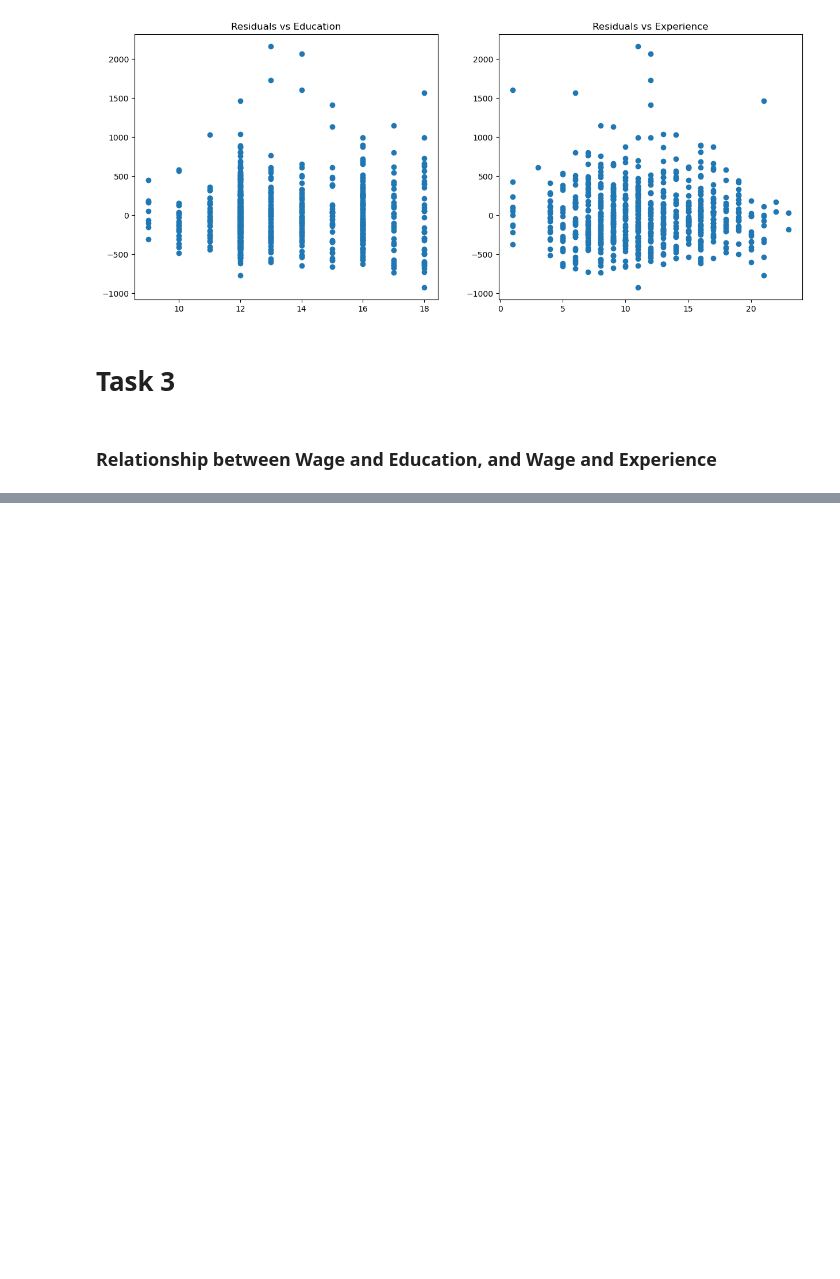
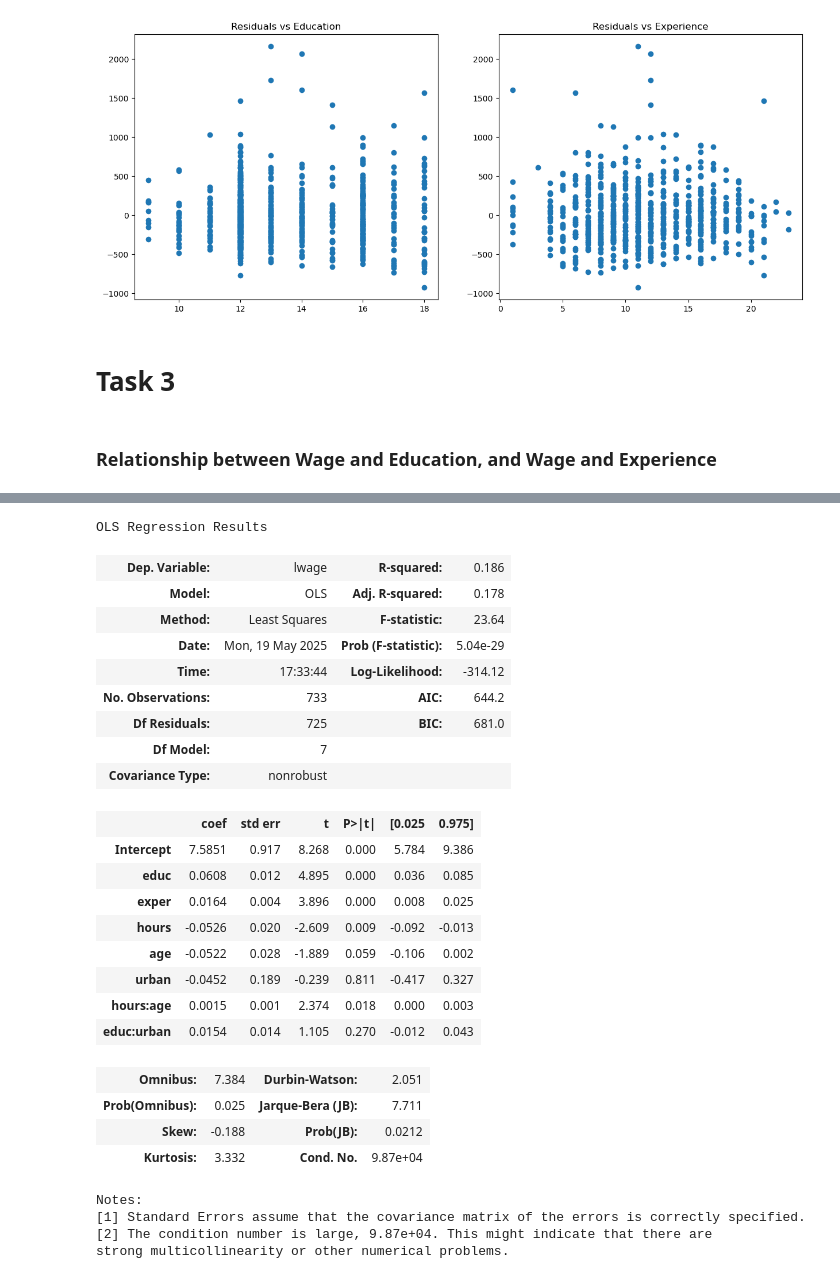
Before and after one commit to Kasperclowes/QBUS2810-Group-11, a Jupyter notebook: QBUS2810_Group_11.ipynb, the cells around one changed output, grey strips where cells are left out. Cells and saved outputs as stored; diff of their text form; code cells hidden in the pictures; blank space fills up the shorter version.

```diff
--- a/QBUS2810_Group_11.ipynb
+++ b/QBUS2810_Group_11.ipynb
@@ -588,0 +618,31 @@ Notes:
+# %%
+model = smf.ols('lwage ~ educ + exper + hours + age + urban + hours:age + educ:urban', data=train).fit()
+model.summary()
+# %% [output]
+OLS Regression Results
+| Dep. Variable: | lwage | R-squared: | 0.186 |
+| Model: | OLS | Adj. R-squared: | 0.178 |
+| Method: | Least Squares | F-statistic: | 23.64 |
+| Date: | Mon, 19 May 2025 | Prob (F-statistic): | 5.04e-29 |
+| Time: | 17:33:44 | Log-Likelihood: | -314.12 |
+| No. Observations: | 733 | AIC: | 644.2 |
+| Df Residuals: | 725 | BIC: | 681.0 |
+| Df Model: | 7 |  |  |
+| Covariance Type: | nonrobust |  |  |
+|  | coef | std err | t | P>|t| | [0.025 | 0.975] |
+| Intercept | 7.5851 | 0.917 | 8.268 | 0.000 | 5.784 | 9.386 |
+| educ | 0.0608 | 0.012 | 4.895 | 0.000 | 0.036 | 0.085 |
+| exper | 0.0164 | 0.004 | 3.896 | 0.000 | 0.008 | 0.025 |
+| hours | -0.0526 | 0.020 | -2.609 | 0.009 | -0.092 | -0.013 |
+| age | -0.0522 | 0.028 | -1.889 | 0.059 | -0.106 | 0.002 |
+| urban | -0.0452 | 0.189 | -0.239 | 0.811 | -0.417 | 0.327 |
+| hours:age | 0.0015 | 0.001 | 2.374 | 0.018 | 0.000 | 0.003 |
+| educ:urban | 0.0154 | 0.014 | 1.105 | 0.270 | -0.012 | 0.043 |
+| Omnibus: | 7.384 | Durbin-Watson: | 2.051 |
+| Prob(Omnibus): | 0.025 | Jarque-Bera (JB): | 7.711 |
+| Skew: | -0.188 | Prob(JB): | 0.0212 |
+| Kurtosis: | 3.332 | Cond. No. | 9.87e+04 |
+Notes:
+[1] Standard Errors assume that the covariance matrix of the errors is correctly specified.
+[2] The condition number is large, 9.87e+04. This might indicate that there are
+strong multicollinearity or other numerical problems.
```
Also changed, not shown: parts of 9 cells of this notebook, 9 other files.
